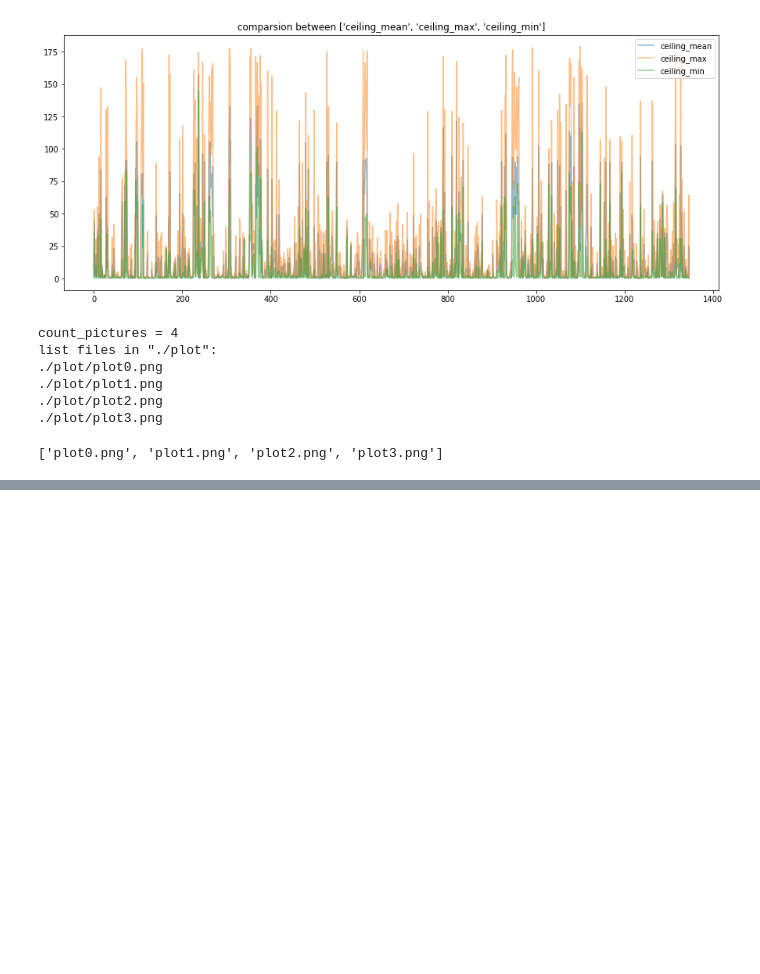
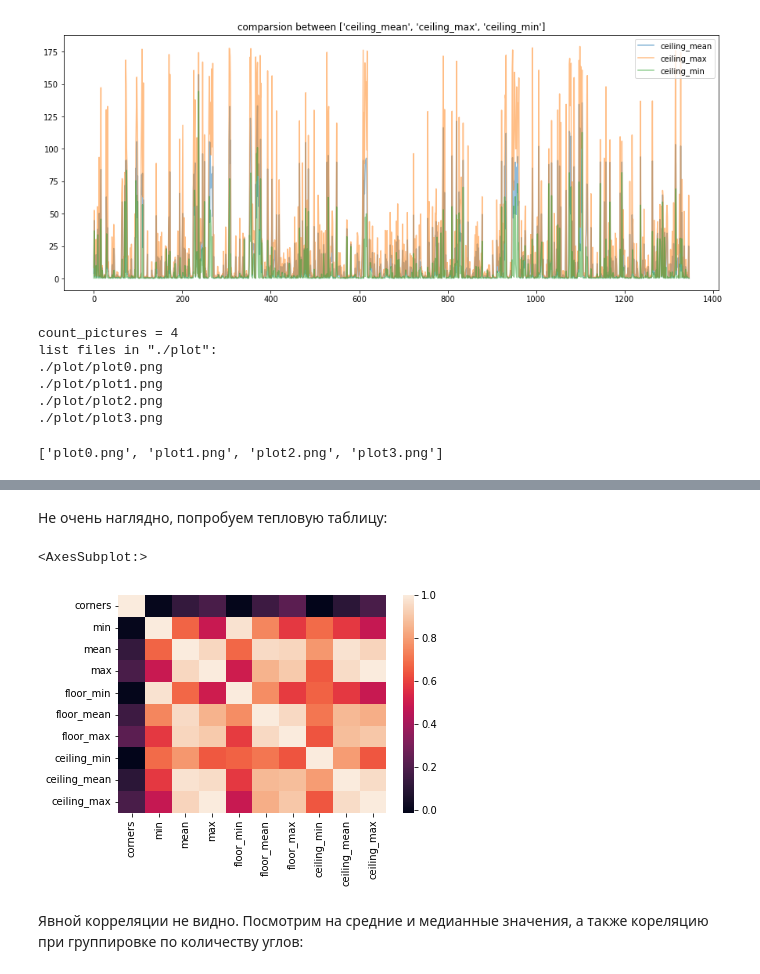
Before and after one commit to Nuu44a/DocuScetch, a Jupyter notebook: Notebook.ipynb, the cells around one changed output, grey strips where cells are left out. Drawn from its saved outputs; the diff is of its cells as text; code cells hidden in the pictures; blank space fills up the shorter version.

```diff
--- a/Notebook.ipynb
+++ b/Notebook.ipynb
@@ -42,0 +74,3 @@ print(list_of_files)
+# %%
+df = pd.read_json(URL)
+df.head()
@@ -42,0 +98,3 @@ print(list_of_files)
+# %%
+df['pred'] = df['gt_corners'] == df['rb_corners']
+df['pred'].value_counts()
@@ -42,0 +112,4 @@ print(list_of_files)
+# %%
+df = df[['gt_corners','min','mean','max','floor_min','floor_mean','floor_max','ceiling_min','ceiling_mean','ceiling_max']]
+df.rename({'gt_corners': 'corners'}, axis=1, inplace=True)
+df
@@ -42,0 +146,9 @@ print(list_of_files)
+# %% [markdown]
+Не очень наглядно, попробуем тепловую таблицу:
+# %%
+sns.heatmap(df.corr())
+# %% [output]
+<AxesSubplot:>
+[figure, added]
+# %% [markdown]
+Явной корреляции не видно. Посмотрим на средние и медианные значения, а также кореляцию при группировке по количеству углов:
```
Also changed, not shown: parts of 25 cells of this notebook, 1 other file.
